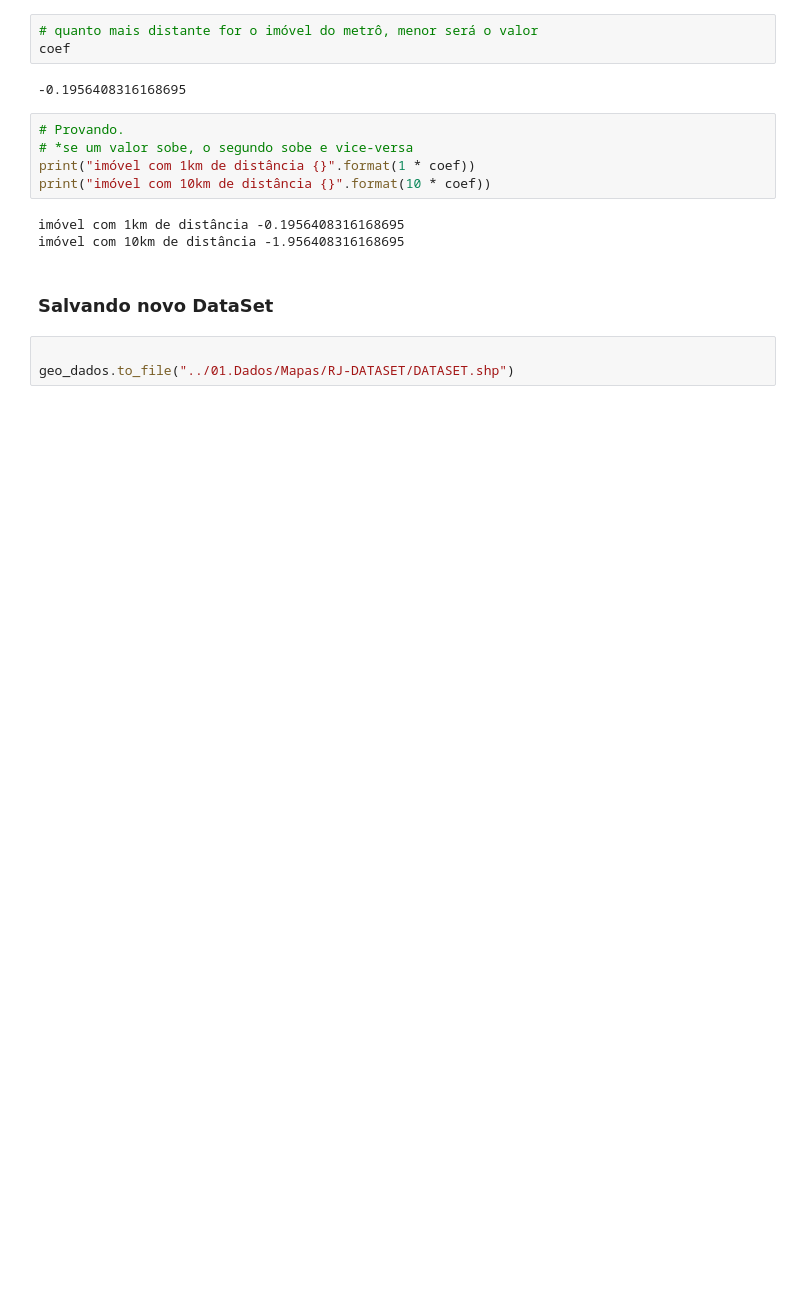
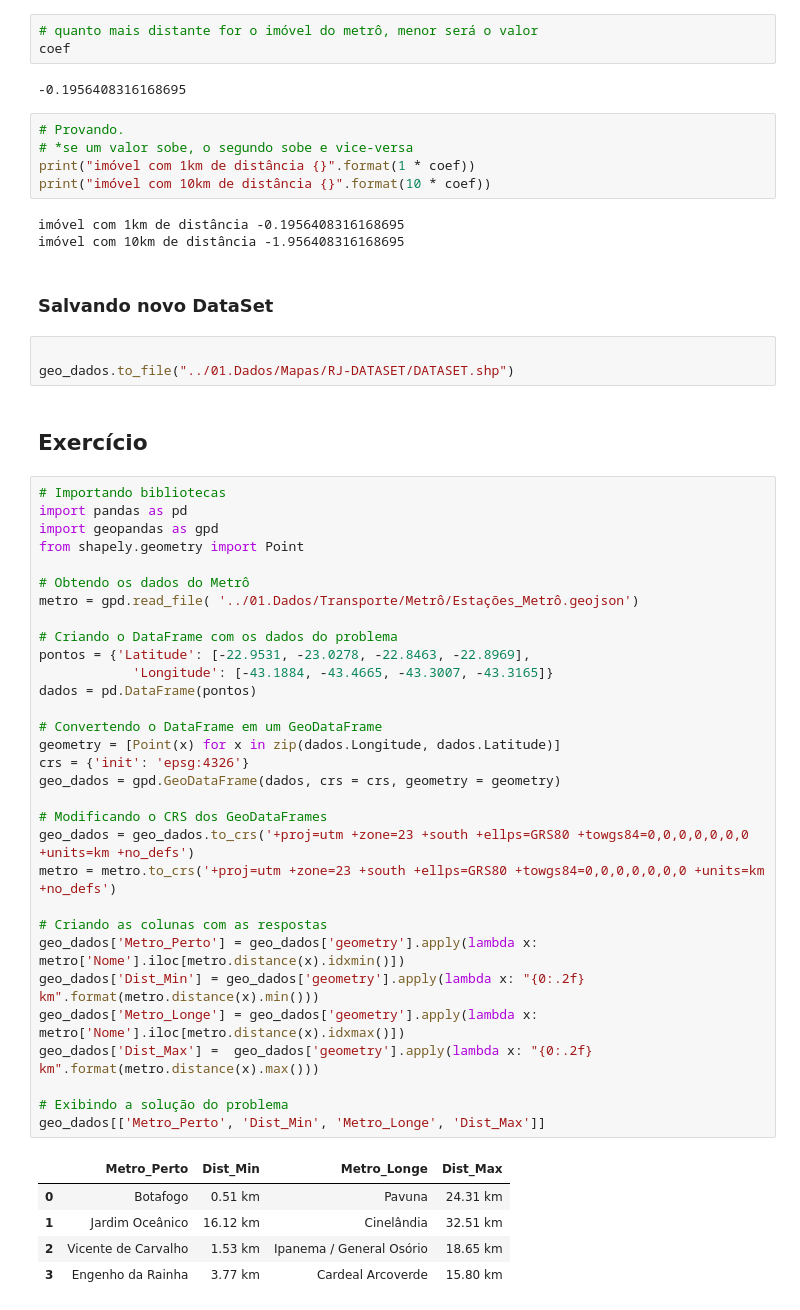
Before and after one commit to jeanhrsouza/learning-geopandas, a Jupyter notebook: 04.Obtendo Distâncias/01.Distâncias Até a Estação de Metrô Mais Próxima.ipynb, the cells around one changed output. Drawn from its saved outputs; the diff is of its cells as text; blank space fills up the shorter version.

```diff
--- a/04.Obtendo Distâncias/01.Distâncias Até a Estação de Metrô Mais Próxima.ipynb
+++ b/04.Obtendo Distâncias/01.Distâncias Até a Estação de Metrô Mais Próxima.ipynb
@@ -206,3 +207,42 @@ imóvel com 10km de distância -1.956408316168695
 # %%
 
 geo_dados.to_file("../01.Dados/Mapas/RJ-DATASET/DATASET.shp")
+# %% [markdown]
+## Exercício
+# %%
+# Importando bibliotecas
+import pandas as pd
+import geopandas as gpd
+from shapely.geometry import Point
+
+# Obtendo os dados do Metrô
+metro = gpd.read_file( '../01.Dados/Transporte/Metrô/Estações_Metrô.geojson')
+
+# Criando o DataFrame com os dados do problema
+pontos = {'Latitude': [-22.9531, -23.0278, -22.8463, -22.8969],
+            'Longitude': [-43.1884, -43.4665, -43.3007, -43.3165]}
+dados = pd.DataFrame(pontos)
+
+# Convertendo o DataFrame em um GeoDataFrame
+geometry = [Point(x) for x in zip(dados.Longitude, dados.Latitude)]
+crs = {'init': 'epsg:4326'}
+geo_dados = gpd.GeoDataFrame(dados, crs = crs, geometry = geometry)
+
+# Modificando o CRS dos GeoDataFrames
+geo_dados = geo_dados.to_crs('+proj=utm +zone=23 +south +ellps=GRS80 +towgs84=0,0,0,0,0,0,0 +units=km +no_defs')
+metro = metro.to_crs('+proj=utm +zone=23 +south +ellps=GRS80 +towgs84=0,0,0,0,0,0,0 +units=km +no_defs')
+
+# Criando as colunas com as respostas
+geo_dados['Metro_Perto'] = geo_dados['geometry'].apply(lambda x: metro['Nome'].iloc[metro.distance(x).idxmin()])
+geo_dados['Dist_Min'] = geo_dados['geometry'].apply(lambda x: "{0:.2f} km".format(metro.distance(x).min()))
+geo_dados['Metro_Longe'] = geo_dados['geometry'].apply(lambda x: metro['Nome'].iloc[metro.distance(x).idxmax()])
+geo_dados['Dist_Max'] =  geo_dados['geometry'].apply(lambda x: "{0:.2f} km".format(metro.distance(x).max()))
+
+# Exibindo a solução do problema
+geo_dados[['Metro_Perto', 'Dist_Min', 'Metro_Longe', 'Dist_Max']]
+# %% [output]
+|  | Metro_Perto | Dist_Min | Metro_Longe | Dist_Max |
+| 0 | Botafogo | 0.51 km | Pavuna | 24.31 km |
+| 1 | Jardim Oceânico | 16.12 km | Cinelândia | 32.51 km |
+| 2 | Vicente de Carvalho | 1.53 km | Ipanema / General Osório | 18.65 km |
+| 3 | Engenho da Rainha | 3.77 km | Cardeal Arcoverde | 15.80 km |
```
Also changed, not shown: parts of 1 cell of this notebook.
